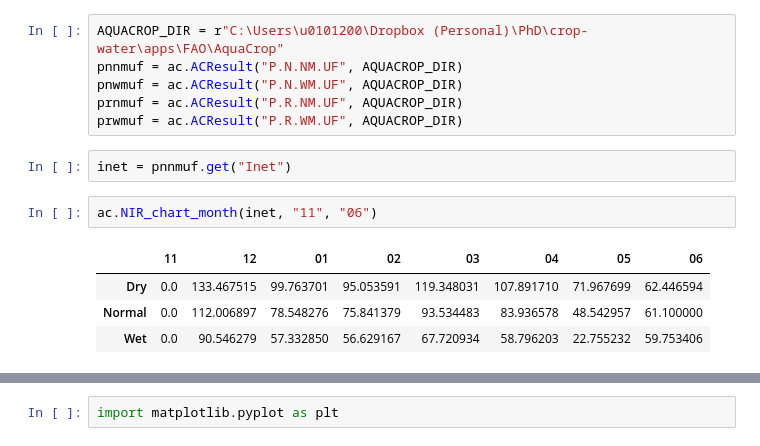
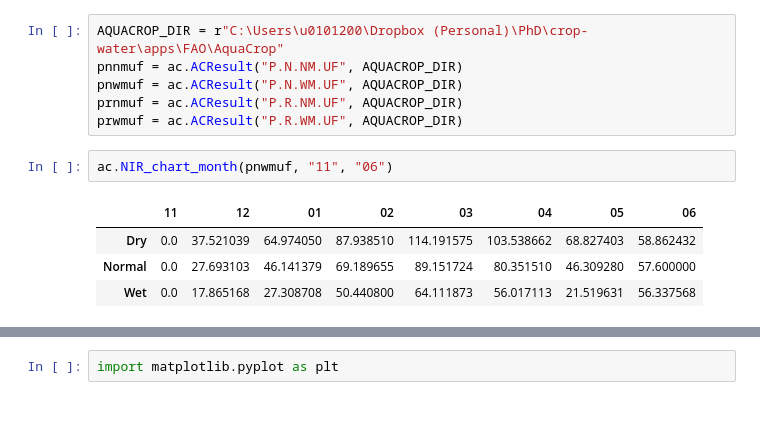
Before and after one commit to caburj/acresults, a Jupyter notebook: examples/example-01.ipynb, the cells around one changed output, grey strips where cells are left out. Cells and saved outputs as stored; diff of their text form; blank space fills up the shorter version.

```diff
--- a/examples/example-01.ipynb
+++ b/examples/example-01.ipynb
@@ -15,13 +15,11 @@ pnnmuf = ac.ACResult("P.N.NM.UF", AQUACROP_DIR)
 pnwmuf = ac.ACResult("P.N.WM.UF", AQUACROP_DIR)
 prnmuf = ac.ACResult("P.R.NM.UF", AQUACROP_DIR)
 prwmuf = ac.ACResult("P.R.WM.UF", AQUACROP_DIR)
-# %%
-inet = pnnmuf.get("Inet")
 # %%
-ac.NIR_chart_month(inet, "11", "06")
+ac.NIR_chart_month(pnwmuf, "11", "06")
 # %% [output]
 |  | 11 | 12 | 01 | 02 | 03 | 04 | 05 | 06 |
-| Dry | 0.0 | 133.467515 | 99.763701 | 95.053591 | 119.348031 | 107.891710 | 71.967699 | 62.446594 |
-| Normal | 0.0 | 112.006897 | 78.548276 | 75.841379 | 93.534483 | 83.936578 | 48.542957 | 61.100000 |
-| Wet | 0.0 | 90.546279 | 57.332850 | 56.629167 | 67.720934 | 58.796203 | 22.755232 | 59.753406 |
+| Dry | 0.0 | 37.521039 | 64.974050 | 87.938510 | 114.191575 | 103.538662 | 68.827403 | 58.862432 |
+| Normal | 0.0 | 27.693103 | 46.141379 | 69.189655 | 89.151724 | 80.351510 | 46.309280 | 57.600000 |
+| Wet | 0.0 | 17.865168 | 27.308708 | 50.440800 | 64.111873 | 56.017113 | 21.519631 | 56.337568 |
 # %%
```
Also changed, not shown: parts of 10 cells of this notebook, 2 other files.
